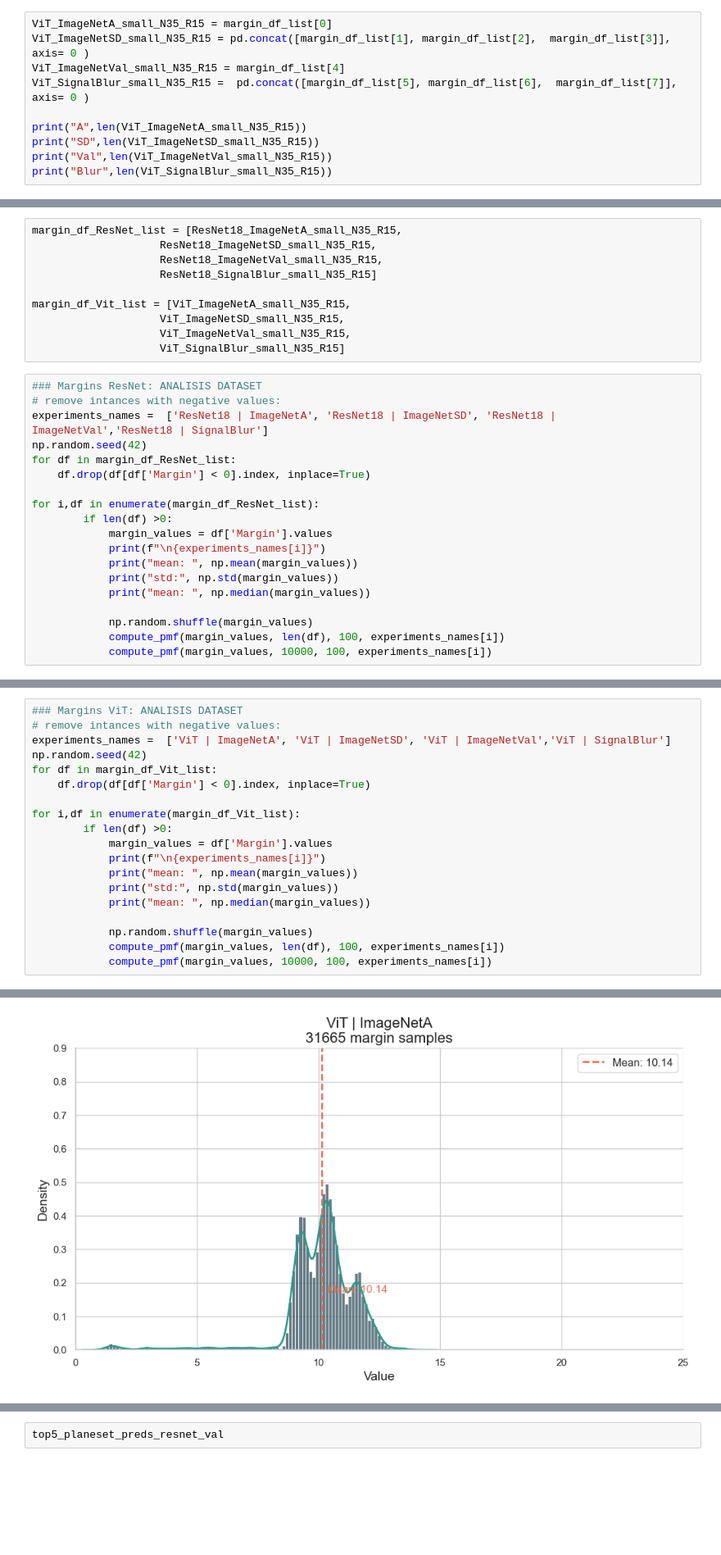
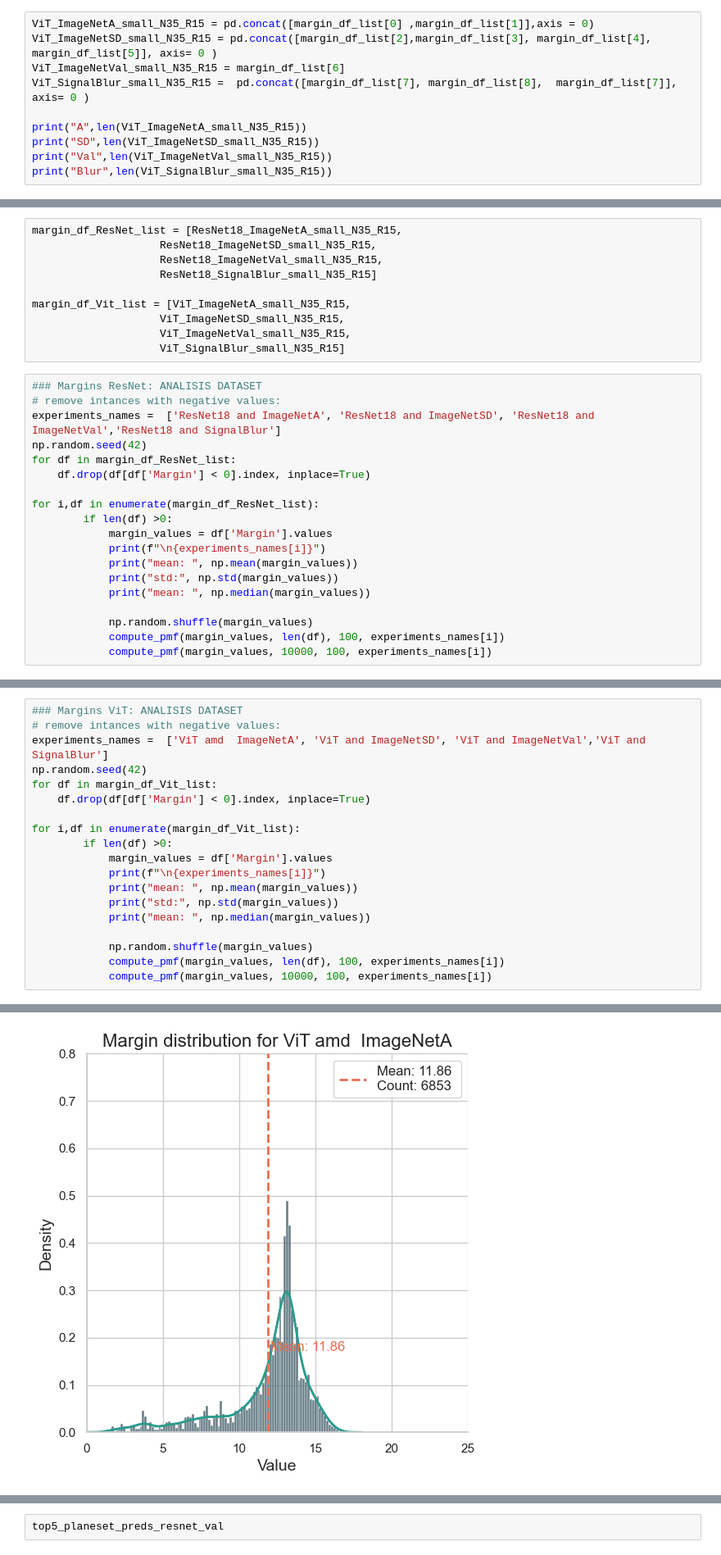
Before and after one commit to JuanmaPT/OODbench, a Jupyter notebook: AnalysisResults.ipynb, the cells around one changed output, grey strips where cells are left out. Shown at 82% size. Cells and saved outputs as stored; diff of their text form; blank space fills up the shorter version.

```diff
--- a/AnalysisResults.ipynb
+++ b/AnalysisResults.ipynb
@@ -117,8 +118,8 @@ print(experiments)
 # %%
-ViT_ImageNetA_small_N35_R15 = margin_df_list[0]
-ViT_ImageNetSD_small_N35_R15 = pd.concat([margin_df_list[1], margin_df_list[2],  margin_df_list[3]], axis= 0 )
-ViT_ImageNetVal_small_N35_R15 = margin_df_list[4]
-ViT_SignalBlur_small_N35_R15 =  pd.concat([margin_df_list[5], margin_df_list[6],  margin_df_list[7]], axis= 0 )
+ViT_ImageNetA_small_N35_R15 = pd.concat([margin_df_list[0] ,margin_df_list[1]],axis = 0)
+ViT_ImageNetSD_small_N35_R15 = pd.concat([margin_df_list[2],margin_df_list[3], margin_df_list[4],  margin_df_list[5]], axis= 0 )
+ViT_ImageNetVal_small_N35_R15 = margin_df_list[6]
+ViT_SignalBlur_small_N35_R15 =  pd.concat([margin_df_list[7], margin_df_list[8],  margin_df_list[7]], axis= 0 )
 
 print("A",len(ViT_ImageNetA_small_N35_R15))
 print("SD",len(ViT_ImageNetSD_small_N35_R15))
@@ -142,7 +143,7 @@ margin_df_Vit_list = [ViT_ImageNetA_small_N35_R15,
 # %%
 ### Margins ResNet: ANALISIS DATASET
 # remove intances with negative values:
-experiments_names =  ['ResNet18 | ImageNetA', 'ResNet18 | ImageNetSD', 'ResNet18 | ImageNetVal','ResNet18 | SignalBlur']
+experiments_names =  ['ResNet18 and ImageNetA', 'ResNet18 and ImageNetSD', 'ResNet18 and ImageNetVal','ResNet18 and SignalBlur']
 np.random.seed(42)
 for df in margin_df_ResNet_list:
     df.drop(df[df['Margin'] < 0].index, inplace=True)
@@ -180,7 +181,7 @@ mean:  4.6473
 # %%
 ### Margins ViT: ANALISIS DATASET
 # remove intances with negative values:
-experiments_names =  ['ViT | ImageNetA', 'ViT | ImageNetSD', 'ViT | ImageNetVal','ViT | SignalBlur']
+experiments_names =  ['ViT amd  ImageNetA', 'ViT and ImageNetSD', 'ViT and ImageNetVal','ViT and SignalBlur']
 np.random.seed(42)
 for df in margin_df_Vit_list:
     df.drop(df[df['Margin'] < 0].index, inplace=True)
@@ -204 +205 @@ mean:  10.2472
-[figure, old version]
+[figure, new version]
```
Also changed, not shown: parts of 8 cells of this notebook, 1 other file.
